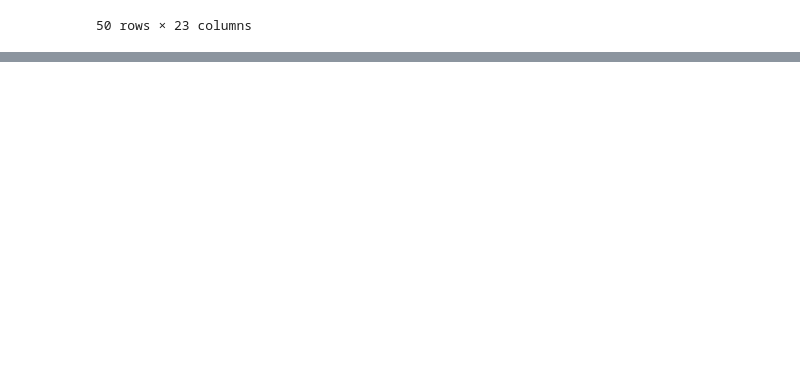
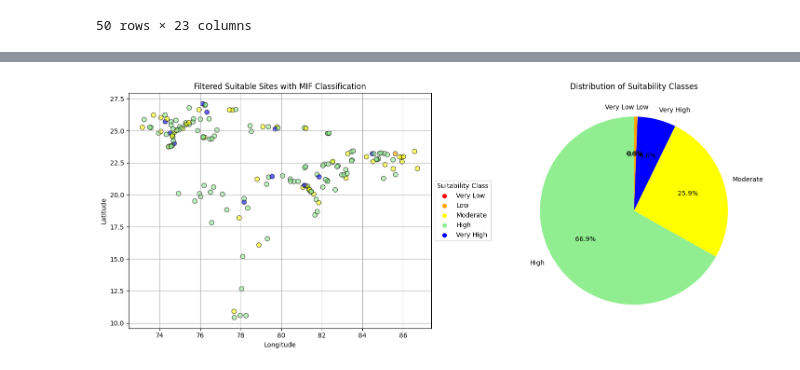
Before and after one commit to NirmanJaiswal36/green-wise-energy, a Jupyter notebook: Optimisation.ipynb, the cells around one changed output, grey strips where cells are left out. Saved outputs shown, nothing was run; the diff lists cells and outputs as text; code cells hidden in the pictures; blank space fills up the shorter version.

Commit message:
Added Constraint Satisfaction with MIF

```diff
--- a/Optimisation.ipynb
+++ b/Optimisation.ipynb
@@ -302,0 +305,100 @@ selected_sites
+# %%
+import pandas as pd
+from sklearn.preprocessing import MinMaxScaler
+import matplotlib.pyplot as plt
+
+# Load dataset
+df = pd.read_csv(r'D:\CS\GitHub\Nuclear-Site-Selection\dam\dam.csv')
+df = df.loc[:, ~df.columns.str.contains('^Unnamed')]
+
+# Map seismicity to numeric
+seismic_map = {
+    'Seismic Zone-I': 1,
+    'Seismic Zone-II': 2,
+    'Seismic Zone-III': 3,
+    'Seismic Zone-IV': 4
+}
+df['seismicity_numeric'] = df['dm_ses_zon'].map(seismic_map)
+
+# ---------- Step 1: Apply Constraints (Boolean Filtering) ----------
+constraints = (
+    (df['Avg_population'] <= 500) &
+    (df['dm_ses_zon'].isin(['Seismic Zone-I', 'Seismic Zone-II'])) &
+    (df['nearest_highway_distance'] <= 5) &
+    (df['distance_to_nearest_airport_km'] >= 10)
+)
+df['is_suitable'] = constraints
+
+# Filter the dataset to only suitable rows
+df_suitable = df[df['is_suitable']].copy()
+
+# ---------- Step 2: Apply MIF on Suitable Subset ----------
+weights = {
+    'Avg_population': 0.30,
+    'seismicity_numeric': 0.25,
+    'nearest_highway_distance': 0.20,
+    'distance_to_nearest_airport_km': 0.25
+}
+columns_to_normalize = list(weights.keys())
+
+# Normalize
+scaler = MinMaxScaler(feature_range=(0, 1))
+df_norm = pd.DataFrame(scaler.fit_transform(df_suitable[columns_to_normalize]), columns=columns_to_normalize)
+
+# Invert (lower is better)
+df_inverted = 1 - df_norm
+
+# Apply weights
+for col in weights:
+    df_inverted[col] *= weights[col]
+
+# Compute weighted sum score
+df_suitable['suitability_score'] = df_inverted.sum(axis=1)
+
+# Optional: Classify into bins
+bins = [0, 0.2, 0.4, 0.6, 0.8, 1.0]
+labels = ['Very Low', 'Low', 'Moderate', 'High', 'Very High']
+df_suitable['suitability_class'] = pd.cut(
+    df_suitable['suitability_score'],
+    bins=bins,
+    labels=labels,
+    include_lowest=True,
+    right=True
+)
+# Add colors
+colors = {
+    'Very Low': 'red',
+    'Low': 'orange',
+    'Moderate': 'yellow',
+    'High': 'lightgreen',
+    'Very High': 'blue'
+}
+df_suitable['color'] = df_suitable['suitability_class'].map(colors)
+
+# ---------- Step 3: Plotting ----------
+fig, (ax1, ax2) = plt.subplots(1, 2, figsize=(15, 6))
+
+# Scatter plot of final suitable locations
+scatter = ax1.scatter(df_suitable[df_suitable['suitability_class'].notna()]['dm_long'],
+                     df_suitable[df_suitable['suitability_class'].notna()]['dm_lat'],
+                     c=df_suitable[df_suitable['suitability_class'].notna()]['color'],
+                     alpha=0.6, edgecolors='k', s=50)
+ax1.set_title('Filtered Suitable Sites with MIF Classification')
+ax1.set_xlabel('Longitude')
+ax1.set_ylabel('Latitude')
+ax1.grid(True)
+
+# Legend for suitability class
+legend_elements = [plt.scatter([], [], c=color, label=label) for label, color in colors.items()]
+ax1.legend(handles=legend_elements, title='Suitability Class', loc='center left', bbox_to_anchor=(1, 0.5))
+
+# Pie chart
+class_counts = df_suitable['suitability_class'].value_counts()
+ax2.pie(class_counts, labels=class_counts.index, colors=[colors[x] for x in class_counts.index],
+        autopct='%1.1f%%', startangle=90)
+ax2.set_title('Distribution of Suitability Classes')
+
+plt.tight_layout()
+plt.show()
+# %% [output]
+[figure, added]
```
Also changed, not shown: parts of 2 cells of this notebook.
